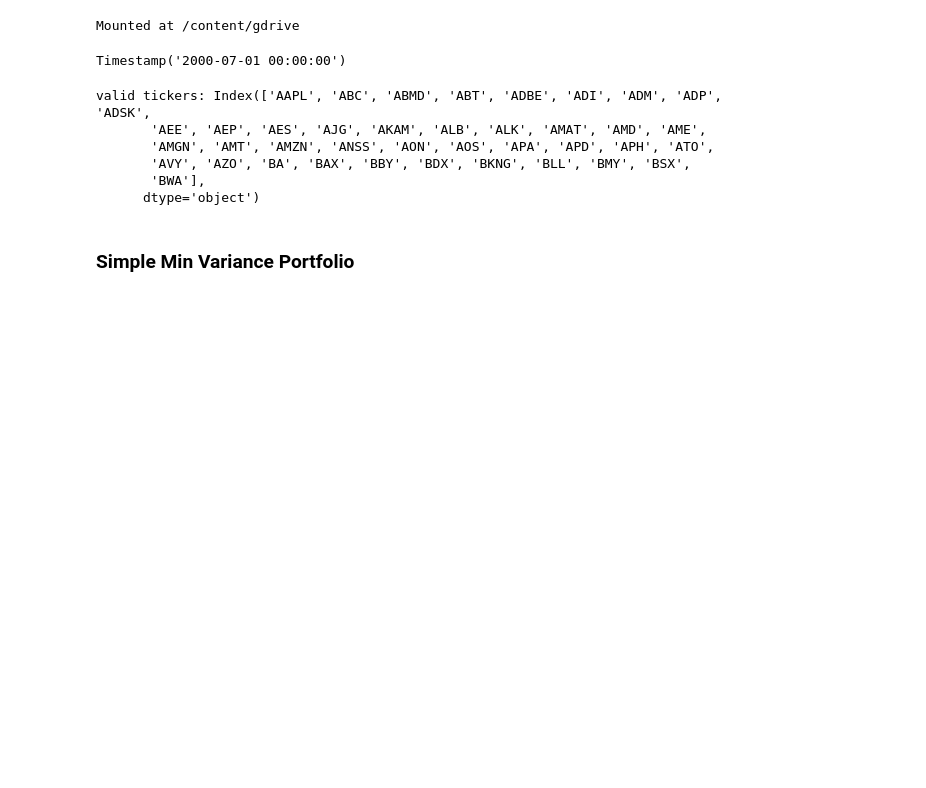
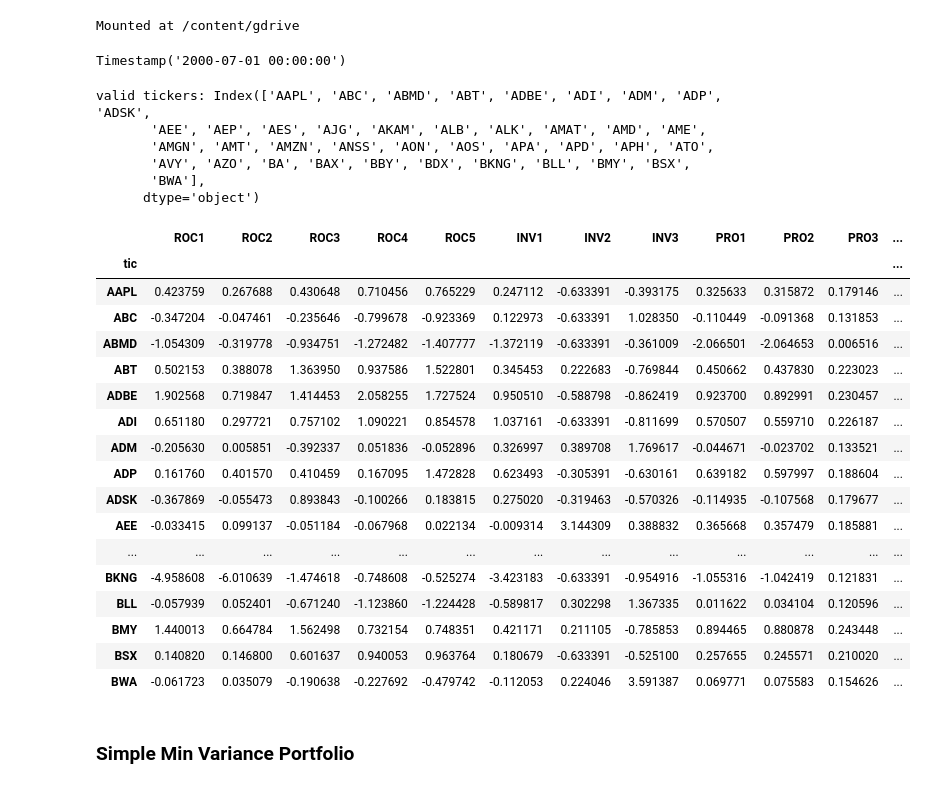
Before and after one commit to davidislip/SVM-and-MVO, a Jupyter notebook: Joint_Optimization.ipynb, the cells around one changed output. Saved outputs shown, nothing was run; the diff lists cells and outputs as text; code cells hidden in the pictures; blank space fills up the shorter version.

```diff
--- a/Joint_Optimization.ipynb
+++ b/Joint_Optimization.ipynb
@@ -51,24 +63,42 @@ Timestamp('2000-07-01 00:00:00')
 # %%
 #this will be changed when I figure out the gurobi license (right now can only handle 200 quadratic variables)
 #preprocessing
 cov_, mean_ = forecasts[mth]
 N = 40
 cov = cov_[:N,:N]
 mean = mean_[:N,:]
 tics = rets.columns[:N]
 print("valid tickers:", tics)
-#get the wharton research data for the valid tickers
+#get the wharton research data for the valid tickers for the month
 wrds_tics = wrds_svm[wrds_svm.index.get_level_values('tic').isin(tics)].xs(mth, level="MonthStart")
 #restrict the wharton research data to the columns of interest
 Y = wrds_tics.loc[:,"ROC1":"GRW8"] # Y matrix in formulation
 Y_ =  (Y - Y.mean(axis=0))/(Y.std(axis=0))
 Y_ = Y_.iloc[:,:]
 Y_['bias'] = 1
-#Y_
+Y_
 # %% [output]
 valid tickers: Index(['AAPL', 'ABC', 'ABMD', 'ABT', 'ADBE', 'ADI', 'ADM', 'ADP', 'ADSK',
        'AEE', 'AEP', 'AES', 'AJG', 'AKAM', 'ALB', 'ALK', 'AMAT', 'AMD', 'AME',
        'AMGN', 'AMT', 'AMZN', 'ANSS', 'AON', 'AOS', 'APA', 'APD', 'APH', 'ATO',
        'AVY', 'AZO', 'BA', 'BAX', 'BBY', 'BDX', 'BKNG', 'BLL', 'BMY', 'BSX',
        'BWA'],
       dtype='object')
+|  | ROC1 | ROC2 | ROC3 | ROC4 | ROC5 | INV1 | INV2 | INV3 | PRO1 | PRO2 | PRO3 | ... |
+| tic |  |  |  |  |  |  |  |  |  |  |  | ... |
+| AAPL | 0.423759 | 0.267688 | 0.430648 | 0.710456 | 0.765229 | 0.247112 | -0.633391 | -0.393175 | 0.325633 | 0.315872 | 0.179146 | ... |
+| ABC | -0.347204 | -0.047461 | -0.235646 | -0.799678 | -0.923369 | 0.122973 | -0.633391 | 1.028350 | -0.110449 | -0.091368 | 0.131853 | ... |
+| ABMD | -1.054309 | -0.319778 | -0.934751 | -1.272482 | -1.407777 | -1.372119 | -0.633391 | -0.361009 | -2.066501 | -2.064653 | 0.006516 | ... |
+| ABT | 0.502153 | 0.388078 | 1.363950 | 0.937586 | 1.522801 | 0.345453 | 0.222683 | -0.769844 | 0.450662 | 0.437830 | 0.223023 | ... |
+| ADBE | 1.902568 | 0.719847 | 1.414453 | 2.058255 | 1.727524 | 0.950510 | -0.588798 | -0.862419 | 0.923700 | 0.892991 | 0.230457 | ... |
+| ADI | 0.651180 | 0.297721 | 0.757102 | 1.090221 | 0.854578 | 1.037161 | -0.633391 | -0.811699 | 0.570507 | 0.559710 | 0.226187 | ... |
+| ADM | -0.205630 | 0.005851 | -0.392337 | 0.051836 | -0.052896 | 0.326997 | 0.389708 | 1.769617 | -0.044671 | -0.023702 | 0.133521 | ... |
+| ADP | 0.161760 | 0.401570 | 0.410459 | 0.167095 | 1.472828 | 0.623493 | -0.305391 | -0.630161 | 0.639182 | 0.597997 | 0.188604 | ... |
+| ADSK | -0.367869 | -0.055473 | 0.893843 | -0.100266 | 0.183815 | 0.275020 | -0.319463 | -0.570326 | -0.114935 | -0.107568 | 0.179677 | ... |
+| AEE | -0.033415 | 0.099137 | -0.051184 | -0.067968 | 0.022134 | -0.009314 | 3.144309 | 0.388832 | 0.365668 | 0.357479 | 0.185881 | ... |
+| ... | ... | ... | ... | ... | ... | ... | ... | ... | ... | ... | ... | ... |
+| BKNG | -4.958608 | -6.010639 | -1.474618 | -0.748608 | -0.525274 | -3.423183 | -0.633391 | -0.954916 | -1.055316 | -1.042419 | 0.121831 | ... |
+| BLL | -0.057939 | 0.052401 | -0.671240 | -1.123860 | -1.224428 | -0.589817 | 0.302298 | 1.367335 | 0.011622 | 0.034104 | 0.120596 | ... |
+| BMY | 1.440013 | 0.664784 | 1.562498 | 0.732154 | 0.748351 | 0.421171 | 0.211105 | -0.785853 | 0.894465 | 0.880878 | 0.243448 | ... |
+| BSX | 0.140820 | 0.146800 | 0.601637 | 0.940053 | 0.963764 | 0.180679 | -0.633391 | -0.525100 | 0.257655 | 0.245571 | 0.210020 | ... |
+| BWA | -0.061723 | 0.035079 | -0.190638 | -0.227692 | -0.479742 | -0.112053 | 0.224046 | 3.591387 | 0.069771 | 0.075583 | 0.154626 | ... |
```
Also changed, not shown: parts of 11 cells of this notebook.
